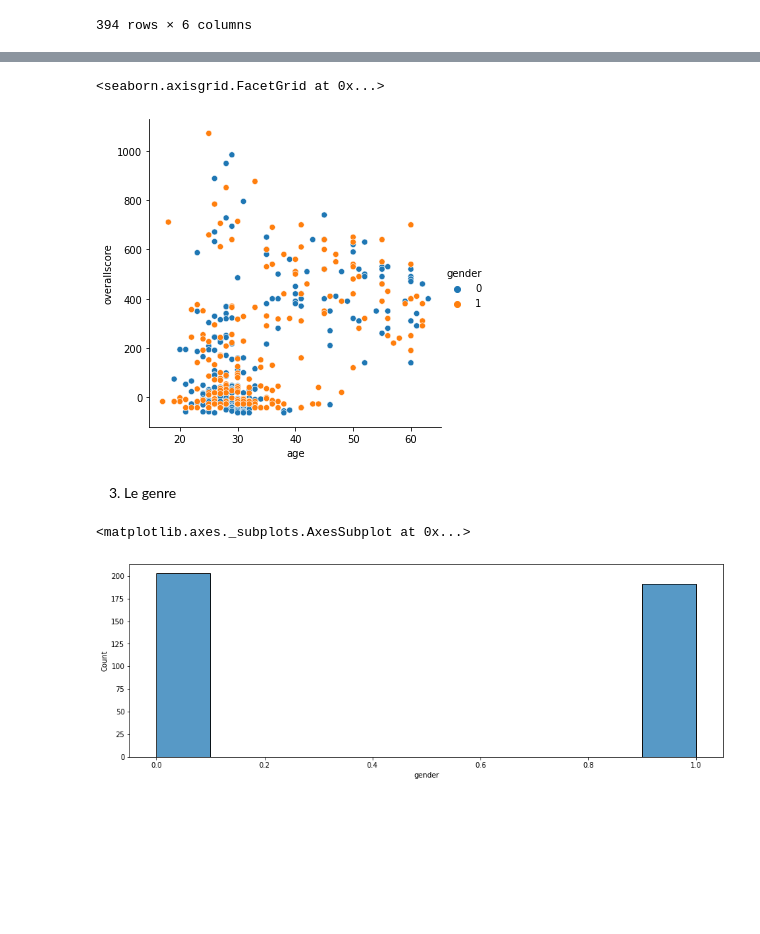
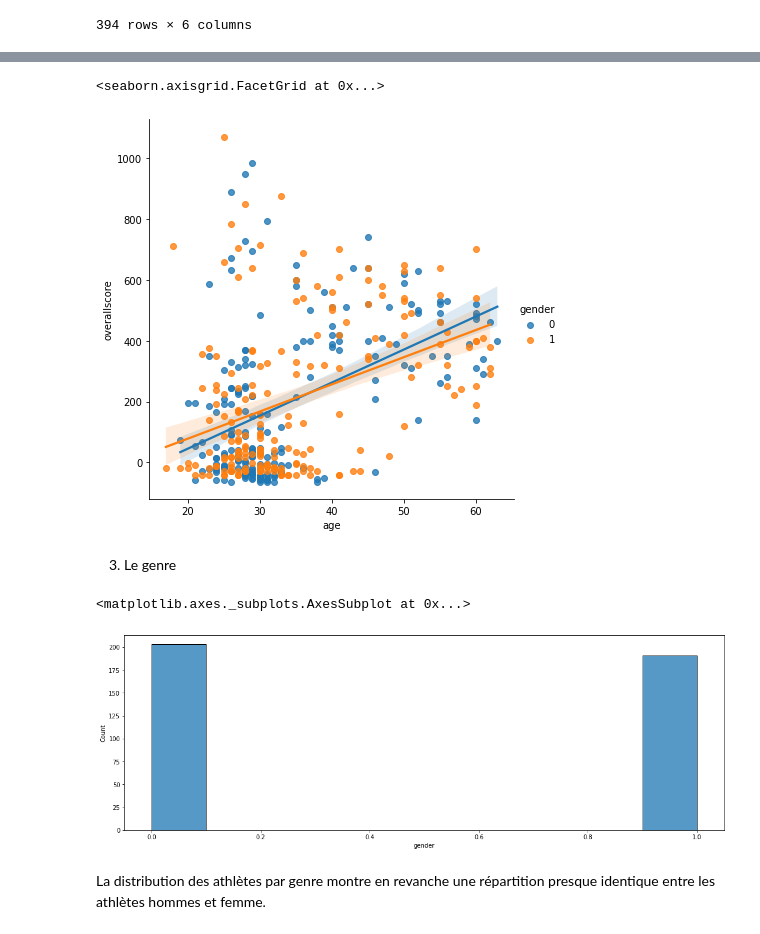
Before and after one commit to Pauline-Mdt/Hitema_python-pour-analyse-donnees, a Jupyter notebook: projet_analyse_donnees.ipynb, the cells around one changed output, grey strips where cells are left out. Saved outputs shown, nothing was run; the diff lists cells and outputs as text; code cells hidden in the pictures; blank space fills up the shorter version.

```diff
--- a/projet_analyse_donnees.ipynb
+++ b/projet_analyse_donnees.ipynb
@@ -173,14 +189,16 @@ sb.histplot(data=games2019_athletes_filtered, x="age")
 # %%
-sb.relplot(data=games2019_athletes_filtered, x="age", y="overallscore", hue="gender")
+sb.lmplot(data=games2019_athletes_filtered, x="age", y="overallscore", hue="gender", height=6)
 # %% [output]
 <seaborn.axisgrid.FacetGrid at 0x...>
-[figure, old version]
+[figure, new version]
 # %% [markdown]
 3.   Le genre
 # %%
-plt.figure(figsize= (15,5))
+plt.figure(figsize= (18,6))
 sb.histplot(data=games2019_athletes_filtered, x="gender")
 # %% [output]
 <matplotlib.axes._subplots.AxesSubplot at 0x...>
-[figure, old version]
+[figure, new version]
+# %% [markdown]
+La distribution des athlètes par genre montre en revanche une répartition presque identique entre les athlètes hommes et femme.
 # %%
```
Also changed, not shown: parts of 30 cells of this notebook.
